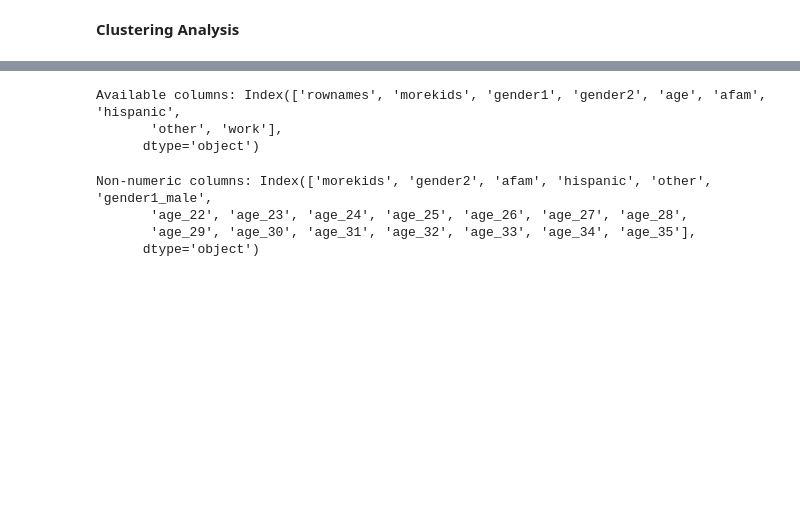
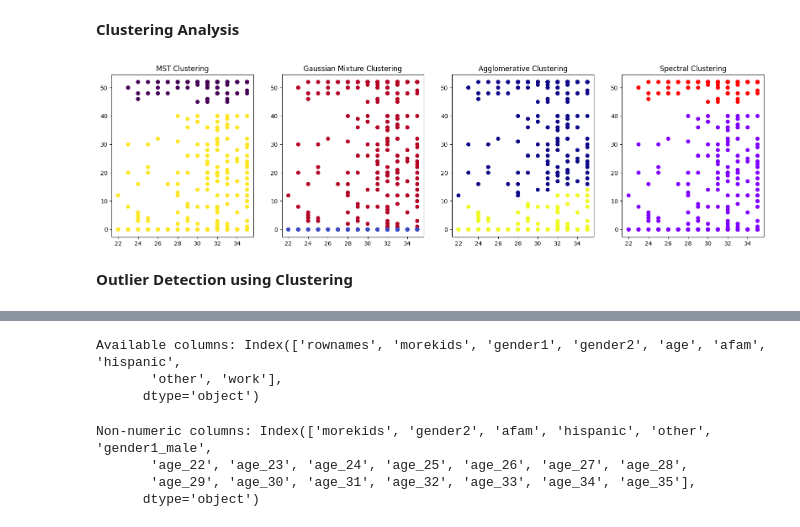
Before and after one commit to joydip2003/EDA, a Jupyter notebook: 21BDS0022.ipynb, the cells around one changed output, grey strips where cells are left out. Saved outputs shown, nothing was run; the diff lists cells and outputs as text; code cells hidden in the pictures; blank space fills up the shorter version.

```diff
--- a/21BDS0022.ipynb
+++ b/21BDS0022.ipynb
@@ -418,5 +574,64 @@ age Forecast MAE: 2.476302336004491, MSE: 8.10543454125391, MAPE: 0.084920580679
 # %% [markdown]
 **Clustering Analysis**
+# %%
+import pandas as pd
+import numpy as np
+import matplotlib.pyplot as plt
+from sklearn.mixture import GaussianMixture
+from sklearn.cluster import AgglomerativeClustering, SpectralClustering
+from scipy.cluster.hierarchy import linkage, fcluster
+
+# Load Dataset
+url = "https://raw.githubusercontent.com/salemprakash/EDA/main/Data/Fertility2.csv"
+df = pd.read_csv(url, usecols=['age', 'work']).dropna()
+
+# Reduce Data Size for Faster Computation
+df = df.sample(n=500, random_state=42)  # Adjust 'n' as needed for speed
+
+# Convert to NumPy array
+data = df.to_numpy()
+
+### **Minimum Spanning Tree (MST) Clustering**
+linkage_matrix = linkage(data, method='single')
+mst_clusters = fcluster(linkage_matrix, t=2, criterion='maxclust')
+df['MST_Cluster'] = mst_clusters
+
+### **Gaussian Mixture Model (GMM)**
+gmm = GaussianMixture(n_components=2, random_state=42)
+df['GMM_Cluster'] = gmm.fit_predict(data)
+
+### **Hierarchical Agglomerative Clustering**
+agglo = AgglomerativeClustering(n_clusters=2)
+df['Agglo_Cluster'] = agglo.fit_predict(data)
+
+### **Optimized Spectral Clustering**
+spectral = SpectralClustering(n_clusters=2, affinity='rbf', assign_labels='kmeans', random_state=42, n_init=10)
+df['Spectral_Cluster'] = spectral.fit_predict(data)
+
+### **Plot Clustering Results**
+fig, axes = plt.subplots(1, 4, figsize=(20, 5))
+
+# MST Clustering Plot
+axes[0].scatter(df['age'], df['work'], c=df['MST_Cluster'], cmap='viridis')
+axes[0].set_title("MST Clustering")
+
+# GMM Clustering Plot
+axes[1].scatter(df['age'], df['work'], c=df['GMM_Cluster'], cmap='coolwarm')
+axes[1].set_title("Gaussian Mixture Clustering")
+
+# Agglomerative Clustering Plot
+axes[2].scatter(df['age'], df['work'], c=df['Agglo_Cluster'], cmap='plasma')
+axes[2].set_title("Agglomerative Clustering")
+
+# Spectral Clustering Plot
+axes[3].scatter(df['age'], df['work'], c=df['Spectral_Cluster'], cmap='rainbow')
+axes[3].set_title("Spectral Clustering")
+
+plt.show()
+# %% [output]
+[figure, added]
+# %% [markdown]
+**Outlier Detection using Clustering**
 # %%
 # Import libraries
 from sklearn.preprocessing import StandardScaler
```
Also changed, not shown: parts of 22 cells of this notebook.
